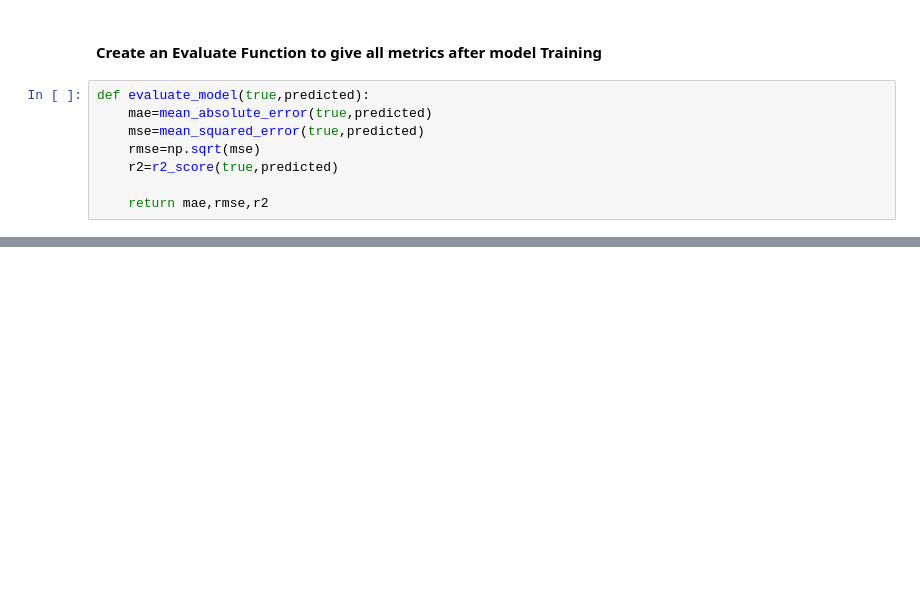
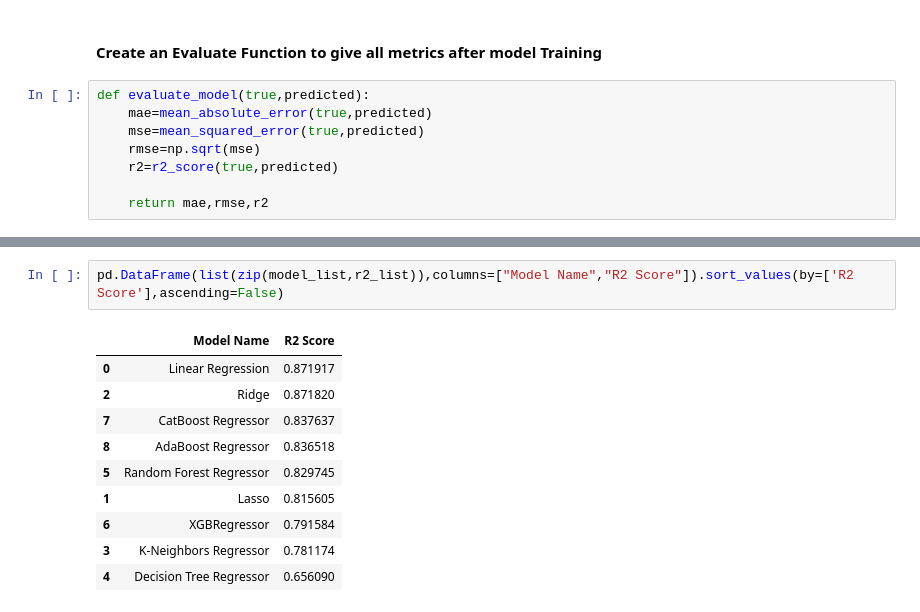
Before and after one commit to 1rishu0/Student-Performance-Indicator, a Jupyter notebook: notebook/2. MODEL TRAINING.ipynb, the cells around one changed output, grey strips where cells are left out. Drawn from its saved outputs; the diff is of its cells as text; blank space fills up the shorter version.

```diff
--- a/notebook/2. MODEL TRAINING.ipynb
+++ b/notebook/2. MODEL TRAINING.ipynb
@@ -155,0 +207,13 @@ model={
+# %%
+pd.DataFrame(list(zip(model_list,r2_list)),columns=["Model Name","R2 Score"]).sort_values(by=['R2 Score'],ascending=False)
+# %% [output]
+|  | Model Name | R2 Score |
+| 0 | Linear Regression | 0.871917 |
+| 2 | Ridge | 0.871820 |
+| 7 | CatBoost Regressor | 0.837637 |
+| 8 | AdaBoost Regressor | 0.836518 |
+| 5 | Random Forest Regressor | 0.829745 |
+| 1 | Lasso | 0.815605 |
+| 6 | XGBRegressor | 0.791584 |
+| 3 | K-Neighbors Regressor | 0.781174 |
+| 4 | Decision Tree Regressor | 0.656090 |
```
Also changed, not shown: parts of 9 cells of this notebook, 4 other files.
